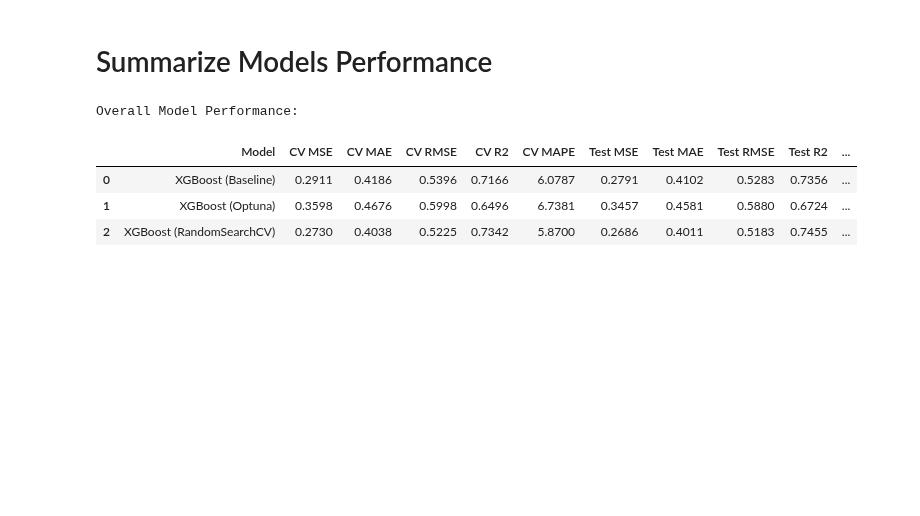
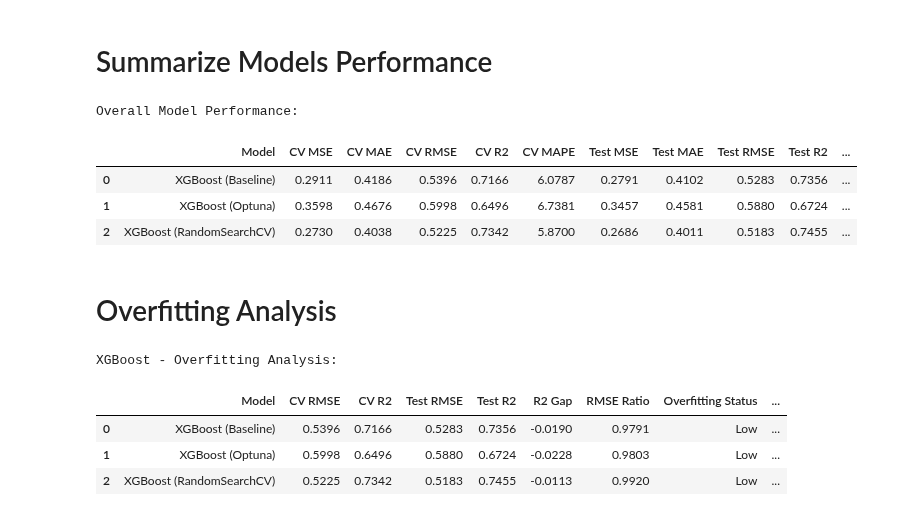
Before and after one commit to tshihab07/Super-Market-Sales-Forecasting, a Jupyter notebook: notebookes/model_XGBoost.ipynb, the cells around one changed output. Drawn from its saved outputs; the diff is of its cells as text; code cells hidden in the pictures; blank space fills up the shorter version.

Commit message:
feat: add overfitting analysis to  evaluate model generalization

```diff
--- a/notebookes/model_XGBoost.ipynb
+++ b/notebookes/model_XGBoost.ipynb
@@ -325,12 +330,4 @@ test_df = pd.DataFrame({
 # %%
-# Combine cross-validation results with test set results
-performance_summary = pd.merge(
-    cv_df,
-    test_df,
-    on="Model",
-    how="inner"
-).round(4)
-
 # Display the final performance summary table
 print("Overall Model Performance:")
 display(performance_summary)
@@ -340,3 +337,48 @@ Overall Model Performance:
 | 0 | XGBoost (Baseline) | 0.2911 | 0.4186 | 0.5396 | 0.7166 | 6.0787 | 0.2791 | 0.4102 | 0.5283 | 0.7356 | ... |
 | 1 | XGBoost (Optuna) | 0.3598 | 0.4676 | 0.5998 | 0.6496 | 6.7381 | 0.3457 | 0.4581 | 0.5880 | 0.6724 | ... |
 | 2 | XGBoost (RandomSearchCV) | 0.2730 | 0.4038 | 0.5225 | 0.7342 | 5.8700 | 0.2686 | 0.4011 | 0.5183 | 0.7455 | ... |
+# %% [markdown]
+# Overfitting Analysis
+# %%
+# Cell: Step 12 — Overfitting Analysis (using performance_summary DataFrame)
+
+rows = []
+for _, row in performance_summary.iterrows():
+    # Extract metrics needed for assess_overfitting
+    cv_r2 = row['CV R2']
+    test_r2 = row['Test R2']
+    cv_rmse = row['CV RMSE']
+    test_rmse = row['Test RMSE']
+
+    # get overfitting and generalization status
+    gap, rmse_ratio, overfit_status, gen_status = Evaluator.assess_overfitting(
+        cv_r2=cv_r2,
+        test_r2=test_r2,
+        cv_rmse=cv_rmse,
+        test_rmse=test_rmse,
+        tolerance=0.05
+    )
+
+    # build row
+    rows.append({
+        "Model": row['Model'],
+        "CV RMSE": row['CV RMSE'],
+        "CV R2": row['CV R2'],
+        "Test RMSE": row['Test RMSE'],
+        "Test R2": row['Test R2'],
+        "R2 Gap": gap,
+        "RMSE Ratio": rmse_ratio,
+        "Overfitting Status": overfit_status,
+        "Model Status (Generalization)": gen_status
+    })
+
+overfit_df = pd.DataFrame(rows).round(4)
+# %%
+print("XGBoost - Overfitting Analysis:")
+display(overfit_df)
+# %% [output]
+XGBoost - Overfitting Analysis:
+|  | Model | CV RMSE | CV R2 | Test RMSE | Test R2 | R2 Gap | RMSE Ratio | Overfitting Status | ... |
+| 0 | XGBoost (Baseline) | 0.5396 | 0.7166 | 0.5283 | 0.7356 | -0.0190 | 0.9791 | Low | ... |
+| 1 | XGBoost (Optuna) | 0.5998 | 0.6496 | 0.5880 | 0.6724 | -0.0228 | 0.9803 | Low | ... |
+| 2 | XGBoost (RandomSearchCV) | 0.5225 | 0.7342 | 0.5183 | 0.7455 | -0.0113 | 0.9920 | Low | ... |
```
Also changed, not shown: parts of 3 cells of this notebook.
